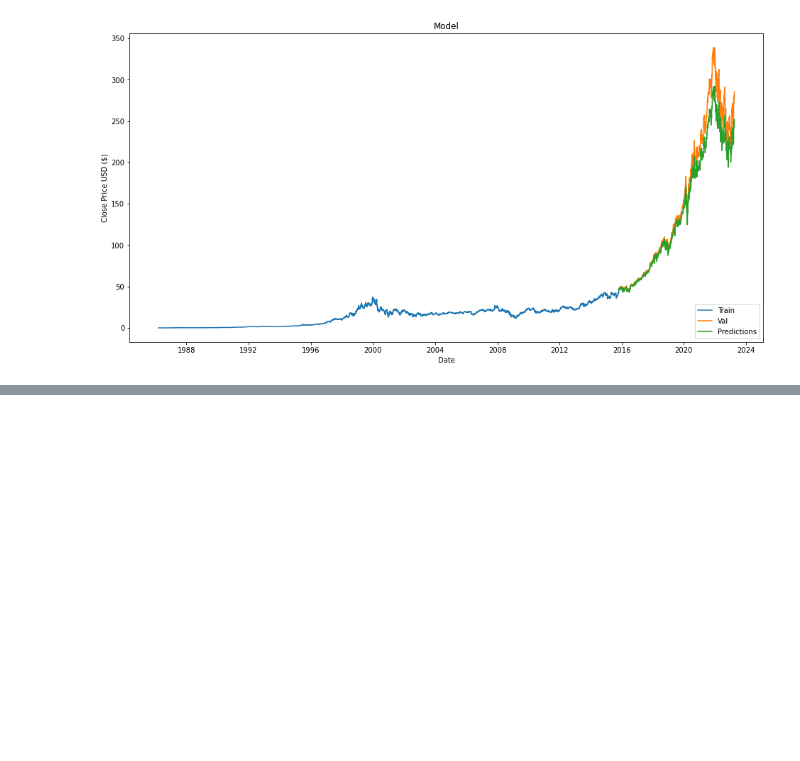
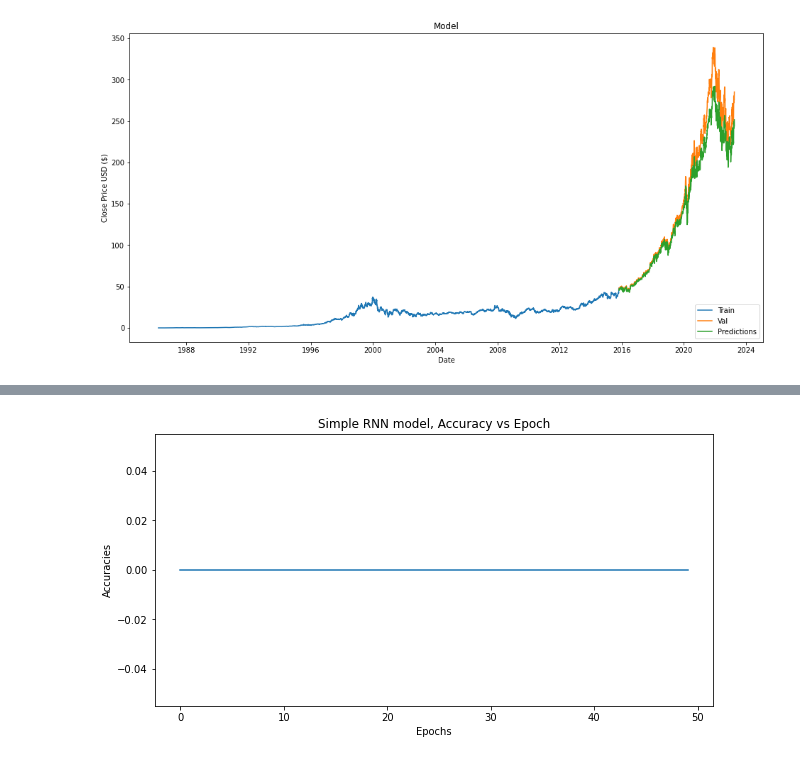
Before and after one commit to yeva-190/Stock_price_prediction, a Jupyter notebook: stock_price_prediction.ipynb, the cells around one changed output, grey strips where cells are left out. Drawn from its saved outputs; the diff is of its cells as text; code cells hidden in the pictures; blank space fills up the shorter version.

```diff
--- a/stock_price_prediction.ipynb
+++ b/stock_price_prediction.ipynb
@@ -243,0 +350,9 @@ plt.show()
+# %%
+plt.figure(figsize =(10,5))
+plt.plot(history.history["accuracy"])
+plt.xlabel("Epochs")
+plt.ylabel("Accuracies")
+plt.title("Simple RNN model, Accuracy vs Epoch")
+plt.show()
+# %% [output]
+[figure, added]
```
Also changed, not shown: parts of 14 cells of this notebook.
